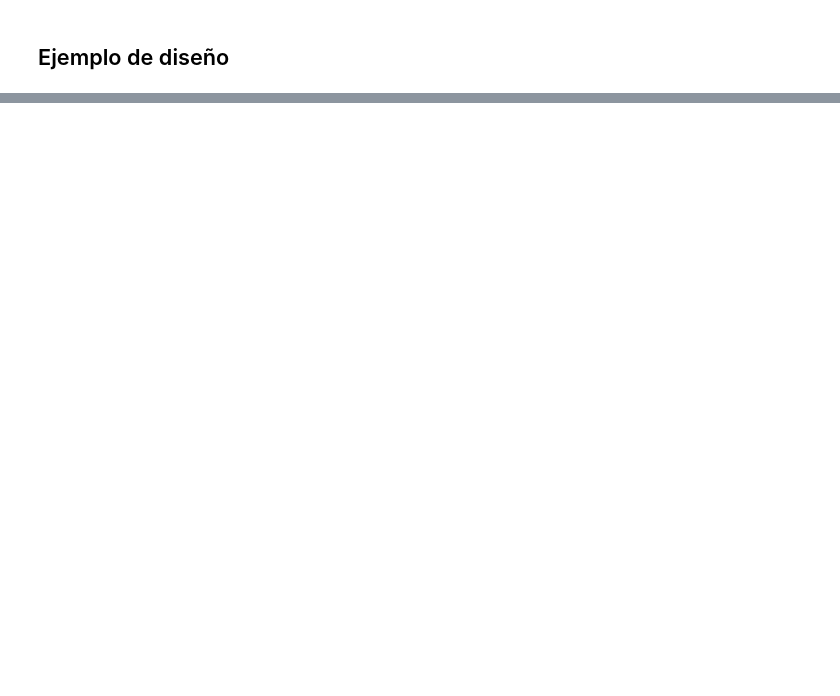
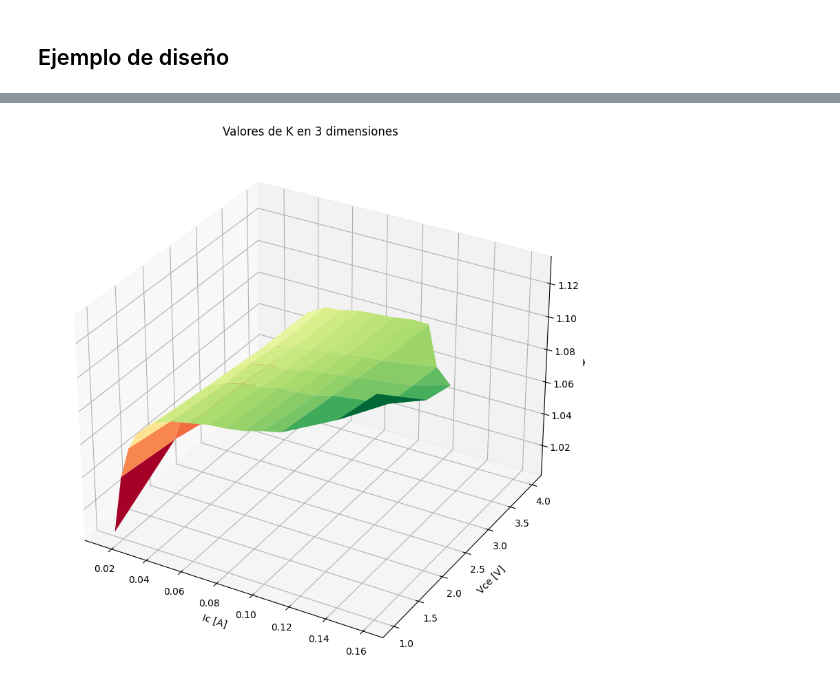
Before and after one commit to all5one-sudo/laboratorios_EA3, a Jupyter notebook: TP2/bfp640.ipynb, the cells around one changed output, grey strips where cells are left out. Cells and saved outputs as stored; diff of their text form; code cells hidden in the pictures; blank space fills up the shorter version.

```diff
--- a/TP2/bfp640.ipynb
+++ b/TP2/bfp640.ipynb
@@ -152,0 +246,21 @@ plt.savefig('vce_10_ic_18_smith.pdf')
+# %%
+fig = plt.figure(figsize=(10, 10))
+ax = fig.add_subplot(111, projection='3d')
+heatmap_data.index = pd.to_numeric(heatmap_data.index)
+heatmap_data.columns = pd.to_numeric(heatmap_data.columns)
+x = heatmap_data.columns
+y = heatmap_data.index
+X, Y = np.meshgrid(x, y)
+Z = heatmap_data.values
+
+ax.plot_surface(X, Y, Z, cmap='RdYlGn')
+ax.set_xlabel('Ic [A]')
+ax.set_ylabel('Vce [V]')
+ax.set_zlabel('K')
+ax.set_title('Valores de K en 3 dimensiones')
+ax.grid(True)
+
+plt.savefig('3dplot.pdf')
+plt.savefig('3dplot.png')
+# %% [output]
+[figure, added]
```
Also changed, not shown: parts of 19 cells of this notebook, 5 other files.
